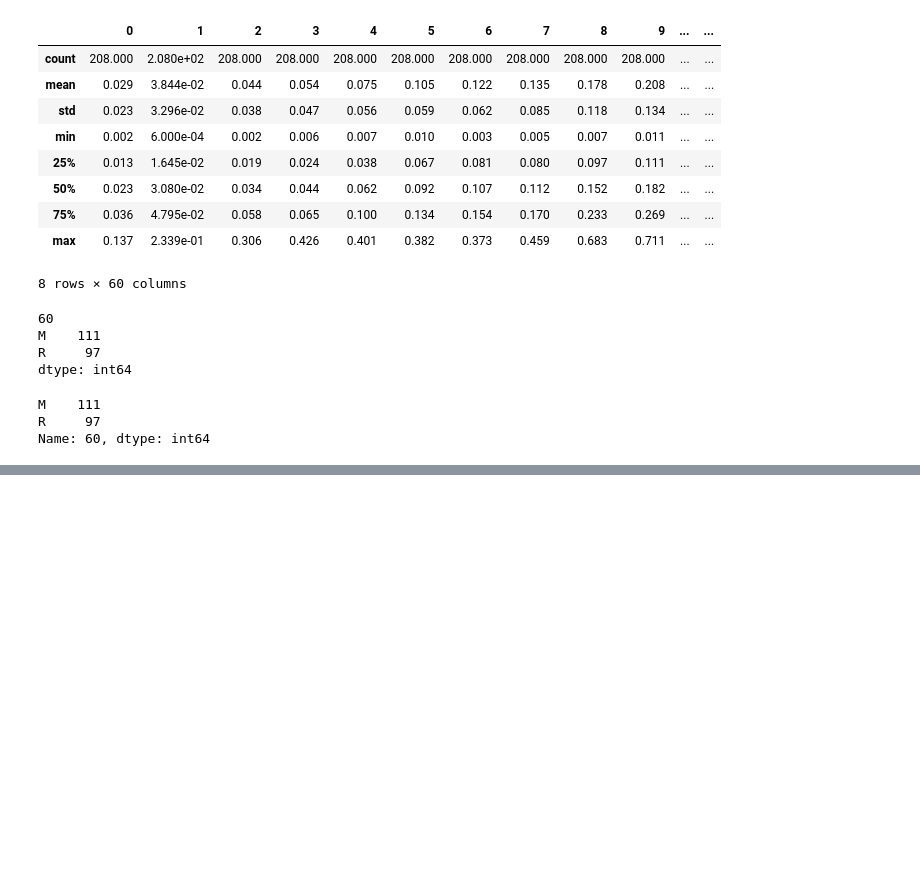
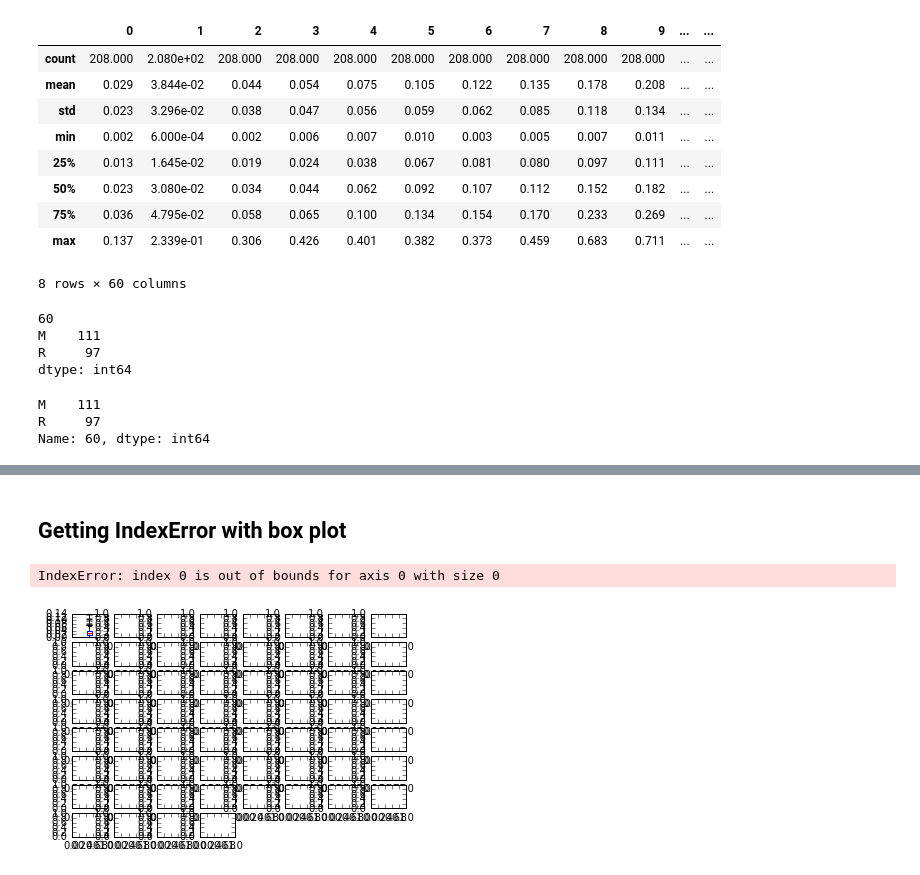
Before and after one commit to shintotm/Kaggle, a Jupyter notebook: SonarBinaryClass/python/SonarMinesVsRocks.ipynb, the cells around one changed output, grey strips where cells are left out. Drawn from its saved outputs; the diff is of its cells as text; code cells hidden in the pictures; blank space fills up the shorter version.

```diff
--- a/SonarBinaryClass/python/SonarMinesVsRocks.ipynb
+++ b/SonarBinaryClass/python/SonarMinesVsRocks.ipynb
@@ -106,0 +120,9 @@ Name: 60, dtype: int64
+# %% [markdown]
+## Getting IndexError with box plot
+# %%
+# box and whisker plots
+dataset.plot(kind='box', subplots=True, layout=(8,8), sharex=False, sharey=False, fontsize=1, legend=False)
+plt.show()
+# %% [output]
+IndexError: index 0 is out of bounds for axis 0 with size 0
+[figure, added]
```
Also changed, not shown: parts of 6 cells of this notebook.
